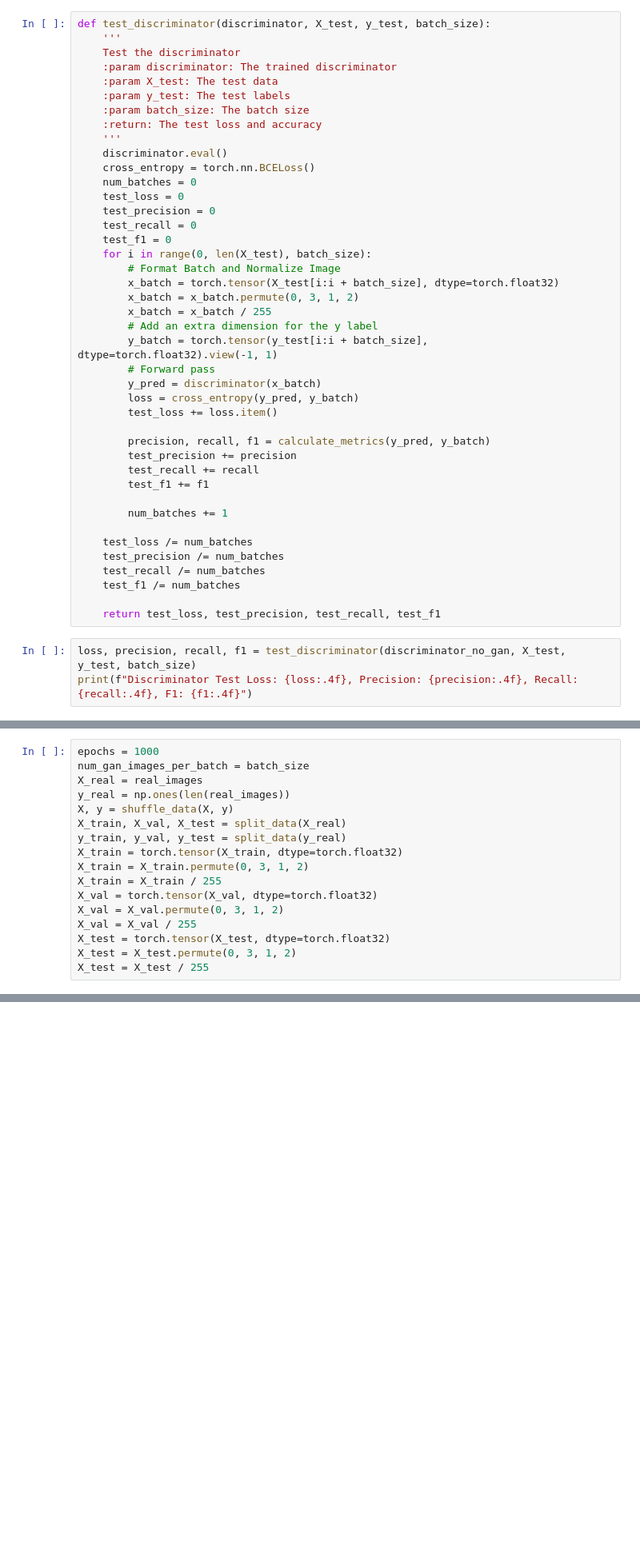
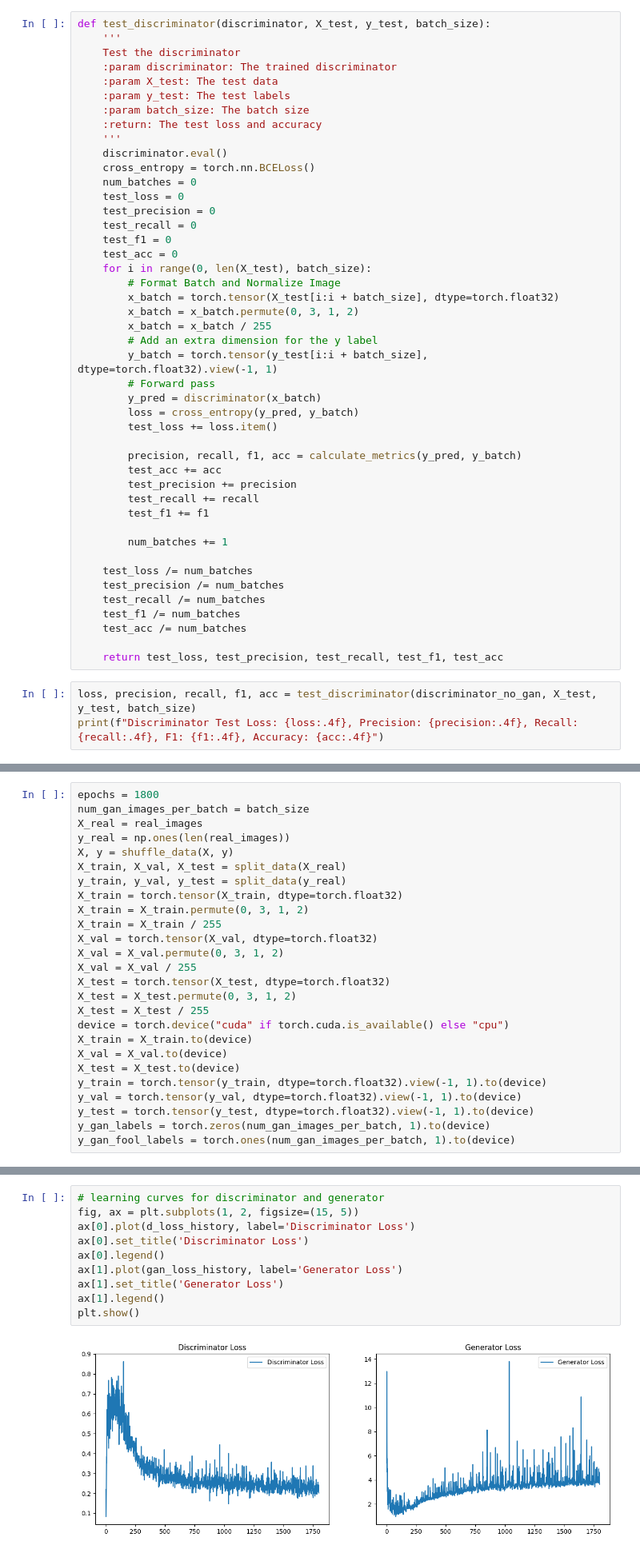
Before and after one commit to jameszampa/437_Final_Project, a Jupyter notebook: train_gan.ipynb, the cells around one changed output, grey strips where cells are left out. Shown at 80% size. Saved outputs shown, nothing was run; the diff lists cells and outputs as text; blank space fills up the shorter version.

```diff
--- a/train_gan.ipynb
+++ b/train_gan.ipynb
@@ -370,6 +372,7 @@ def test_discriminator(discriminator, X_test, y_test, batch_size):
     test_precision = 0
     test_recall = 0
     test_f1 = 0
+    test_acc = 0
     for i in range(0, len(X_test), batch_size):
         # Format Batch and Normalize Image
         x_batch = torch.tensor(X_test[i:i + batch_size], dtype=torch.float32)
@@ -382,7 +385,8 @@ def test_discriminator(discriminator, X_test, y_test, batch_size):
         loss = cross_entropy(y_pred, y_batch)
         test_loss += loss.item()
 
-        precision, recall, f1 = calculate_metrics(y_pred, y_batch)
+        precision, recall, f1, acc = calculate_metrics(y_pred, y_batch)
+        test_acc += acc
         test_precision += precision
         test_recall += recall
         test_f1 += f1
@@ -393,9 +397,10 @@ def test_discriminator(discriminator, X_test, y_test, batch_size):
     test_precision /= num_batches
     test_recall /= num_batches
     test_f1 /= num_batches
+    test_acc /= num_batches
 
-    return test_loss, test_precision, test_recall, test_f1
+    return test_loss, test_precision, test_recall, test_f1, test_acc
 # %%
-loss, precision, recall, f1 = test_discriminator(discriminator_no_gan, X_test, y_test, batch_size)
-print(f"Discriminator Test Loss: {loss:.4f}, Precision: {precision:.4f}, Recall: {recall:.4f}, F1: {f1:.4f}")
+loss, precision, recall, f1, acc = test_discriminator(discriminator_no_gan, X_test, y_test, batch_size)
+print(f"Discriminator Test Loss: {loss:.4f}, Precision: {precision:.4f}, Recall: {recall:.4f}, F1: {f1:.4f}, Accuracy: {acc:.4f}")
 # %% [output]
@@ -482,7 +487,7 @@ class Generator(torch.nn.Module):
         x = self.tanh(self.deconv3(x))
         return x
 # %%
-epochs = 1000
+epochs = 1800
 num_gan_images_per_batch = batch_size
 X_real = real_images
 y_real = np.ones(len(real_images))
@@ -498,4 +503,13 @@ X_val = X_val / 255
 X_test = torch.tensor(X_test, dtype=torch.float32)
 X_test = X_test.permute(0, 3, 1, 2)
 X_test = X_test / 255
+device = torch.device("cuda" if torch.cuda.is_available() else "cpu")
+X_train = X_train.to(device)
+X_val = X_val.to(device)
+X_test = X_test.to(device)
+y_train = torch.tensor(y_train, dtype=torch.float32).view(-1, 1).to(device)
+y_val = torch.tensor(y_val, dtype=torch.float32).view(-1, 1).to(device)
+y_test = torch.tensor(y_test, dtype=torch.float32).view(-1, 1).to(device)
+y_gan_labels = torch.zeros(num_gan_images_per_batch, 1).to(device)
+y_gan_fool_labels = torch.ones(num_gan_images_per_batch, 1).to(device)
 # %%
@@ -615,0 +623,12 @@ Discriminator w/ GAN images Test Loss: 42.1946, Precision: 0.4029, Recall: 0.789
+# %%
+# learning curves for discriminator and generator
+fig, ax = plt.subplots(1, 2, figsize=(15, 5))
+ax[0].plot(d_loss_history, label='Discriminator Loss')
+ax[0].set_title('Discriminator Loss')
+ax[0].legend()
+ax[1].plot(gan_loss_history, label='Generator Loss')
+ax[1].set_title('Generator Loss')
+ax[1].legend()
+plt.show()
+# %% [output]
+[figure, added]
```
Also changed, not shown: parts of 15 cells of this notebook, 1 other file.
